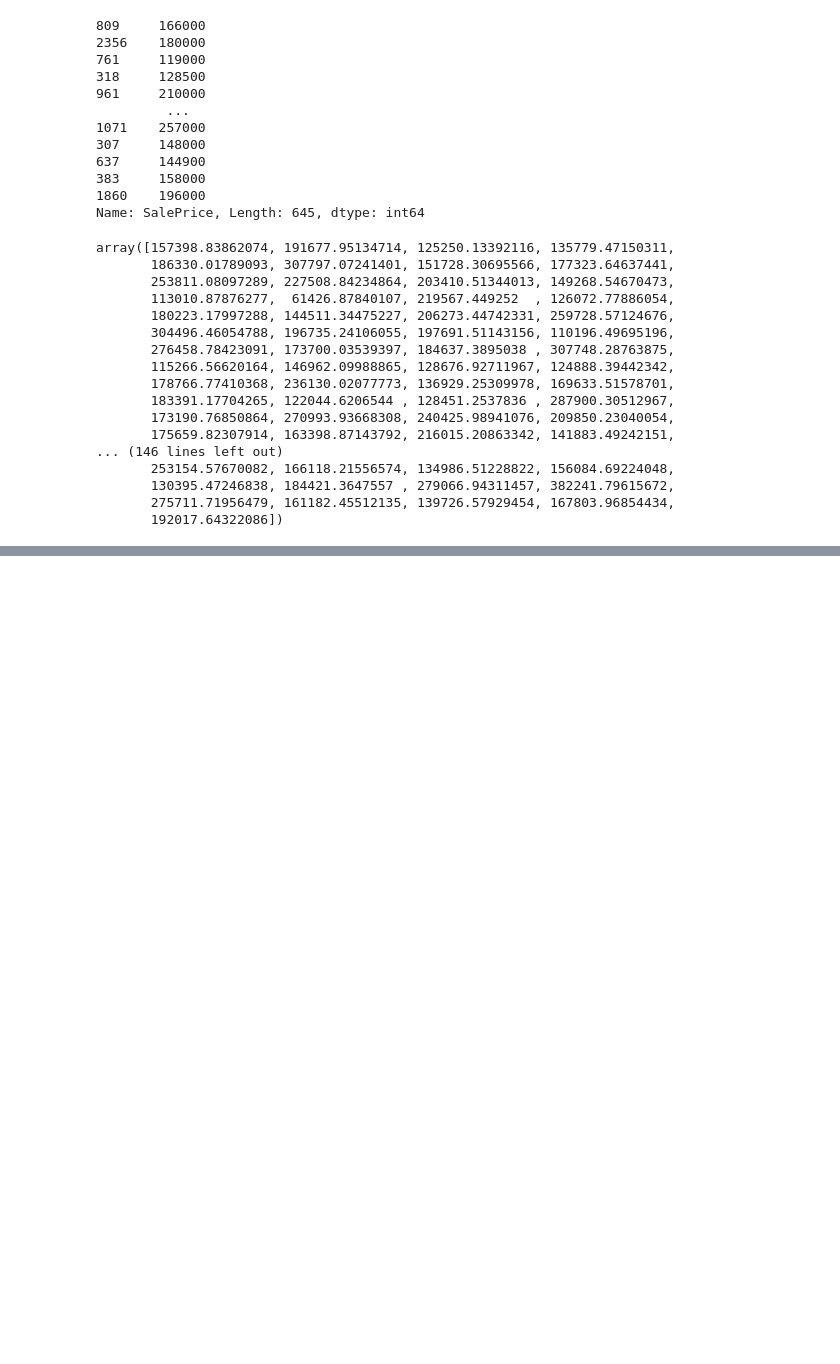
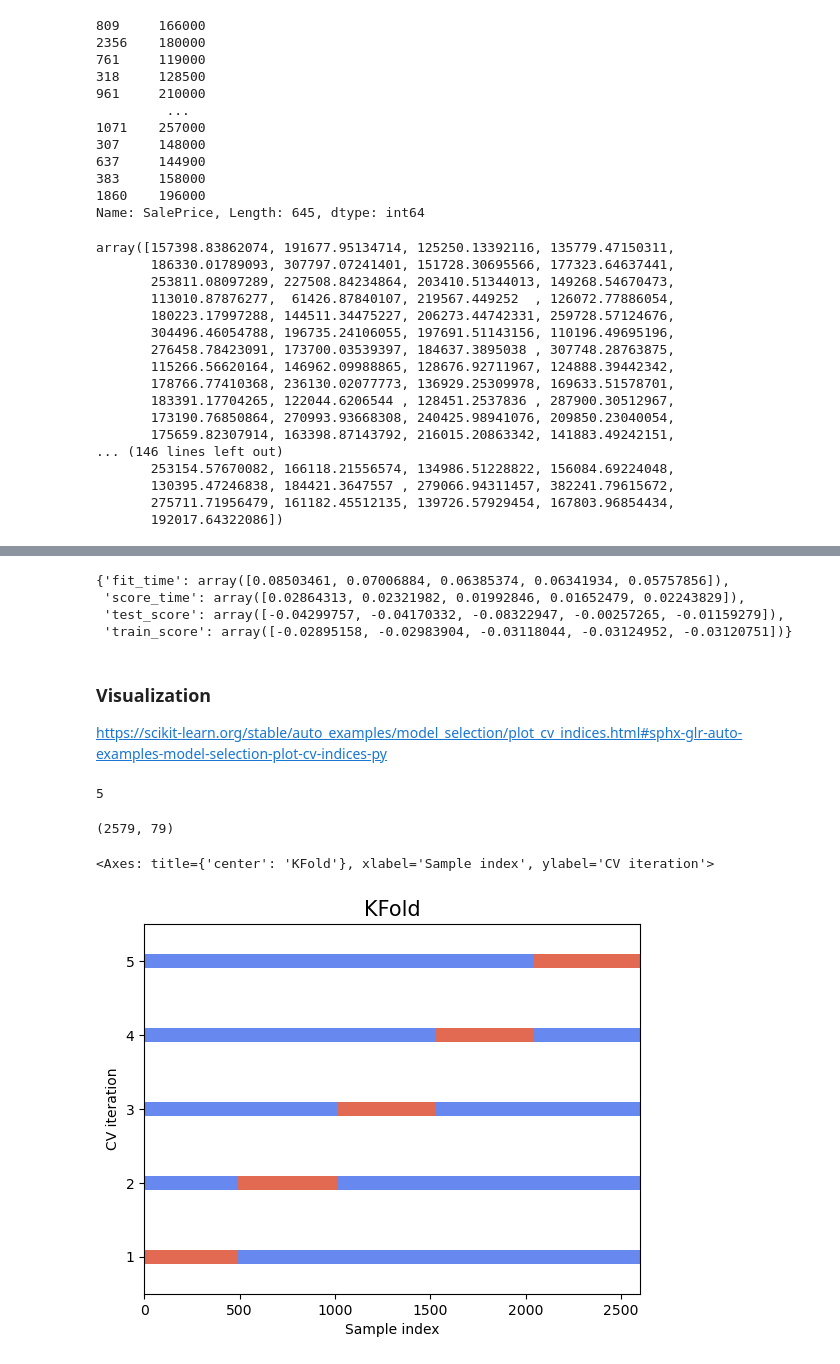
Before and after one commit to Na-ta-lie/Ames-Price-Prediction, a Jupyter notebook: Transformations and Cross Validation.ipynb, the cells around one changed output, grey strips where cells are left out. Saved outputs shown, nothing was run; the diff lists cells and outputs as text; code cells hidden in the pictures; blank space fills up the shorter version.

```diff
--- a/Transformations.ipynb
+++ b/Transformations and Cross Validation.ipynb
@@ -429,0 +562,16 @@ array([157398.83862074, 191677.95134714, 125250.13392116, 135779.47150311,
+# %%
+# does using kf here mean that I'm pulling the random fold from above so the same ones can be
+# the same every time
+scores = cross_validate(lasso_regr, X, y, cv=5,
+                        scoring=('r2'),
+                        return_train_score=True)
+
+scores
+# %% [output]
+{'fit_time': array([0.08503461, 0.07006884, 0.06385374, 0.06341934, 0.05757856]),
+ 'score_time': array([0.02864313, 0.02321982, 0.01992846, 0.01652479, 0.02243829]),
+ 'test_score': array([-0.04299757, -0.04170332, -0.08322947, -0.00257265, -0.01159279]),
+ 'train_score': array([-0.02895158, -0.02983904, -0.03118044, -0.03124952, -0.03120751])}
+# %% [markdown]
+### Visualization
+https://scikit-learn.org/stable/auto_examples/model_selection/plot_cv_indices.html#sphx-glr-auto-examples-model-selection-plot-cv-indices-py
@@ -429,0 +593,55 @@ array([157398.83862074, 191677.95134714, 125250.13392116, 135779.47150311,
+# %%
+cmap_data = plt.cm.Paired
+cmap_cv = plt.cm.coolwarm
+n_splits = 5
+# %%
+def plot_cv_indices(cv, X, y, ax, n_splits, lw=10):
+    """Create a sample plot for indices of a cross-validation object."""
+
+    # Generate the training/testing visualizations for each CV split
+    for ii, (tr, tt) in enumerate(cv.split(X=X, y=y)):
+        # Fill in indices with the training/test groups
+        indices = np.array([np.nan] * len(X))
+        indices[tt] = 1
+        indices[tr] = 0
+
+        # Visualize the results
+        ax.scatter(
+            range(len(indices)),
+            [ii + 0.5] * len(indices),
+            c=indices,
+            marker="_",
+            lw=lw,
+            cmap=cmap_cv,
+            vmin=-0.2,
+            vmax=1.2,
+        )
+
+    # Formatting
+    yticklabels = list(range(1, (n_splits + 1)))
+    ax.set_title("{}".format(type(cv).__name__), fontsize=15)
+    ax.set(
+        xlabel="Sample index",
+        ylabel="CV iteration",
+        yticks=np.arange(1, (n_splits+1)) - .5,
+        yticklabels=yticklabels,
+        ylim=[0, n_splits],
+        xlim=[0, 2600],
+    )
+    return ax
+# %%
+n_splits
+# %% [output]
+5
+# %%
+X.shape
+# %% [output]
+(2579, 79)
+# %%
+fig, ax = plt.subplots()
+cv = KFold()
+#cv = KFold(shuffle=True, random_state=42)
+plot_cv_indices(cv, X, y, ax, n_splits)
+# %% [output]
+<Axes: title={'center': 'KFold'}, xlabel='Sample index', ylabel='CV iteration'>
+[figure, added]
```
Also changed, not shown: parts of 43 cells of this notebook.
